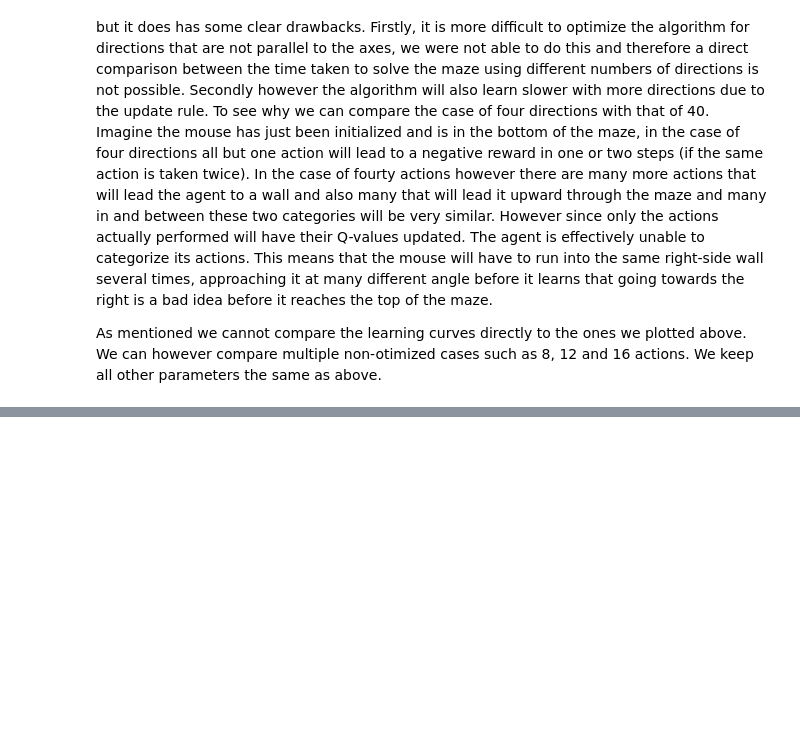
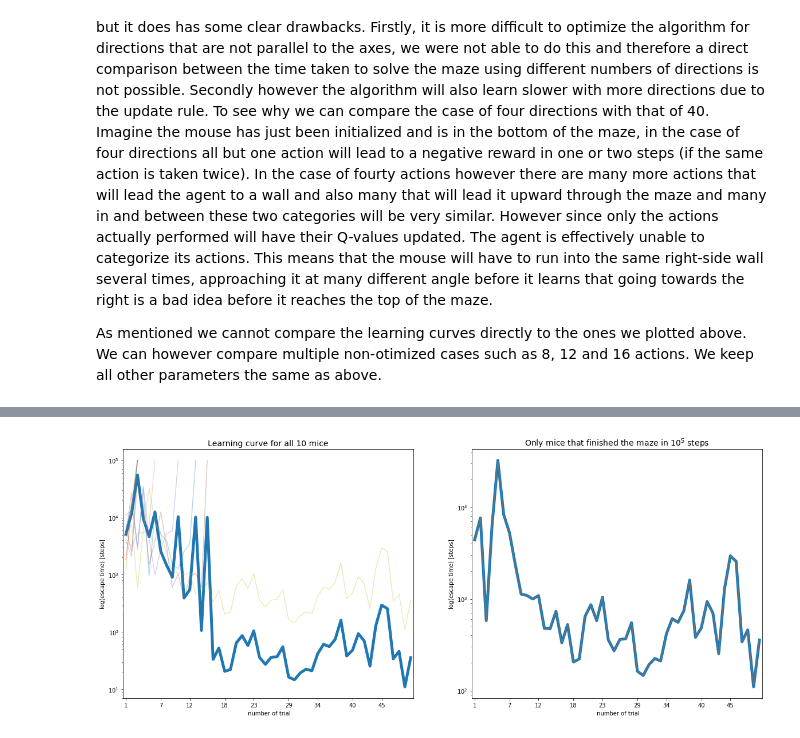
Before and after one commit to imLew/MHBF-project, a Jupyter notebook: RL-miniproject-report.ipynb, the cells around one changed output, grey strips where cells are left out. Saved outputs shown, nothing was run; the diff lists cells and outputs as text; code cells hidden in the pictures; blank space fills up the shorter version.

```diff
--- a/RL-miniproject-report.ipynb
+++ b/RL-miniproject-report.ipynb
@@ -166,0 +225,3 @@ plot_cumulative_rewards(cumulativeReward, aborts)
+# %%
+cumulativeReward_16, latencies_16, aborts_16 = simulation(Agent, nTrials = 50, nAgents = 10, nActions = 16, maxIter=1e5,
+                      eps0 = .99,  decayRate = .95, gamma = .95, eta = 0.001, verbose = 1);
@@ -166,0 +239,4 @@ plot_cumulative_rewards(cumulativeReward, aborts)
+# %%
+plot_learning_curve(latencies_16, aborts_16)
+# %% [output]
+[figure, added]
```
Also changed, not shown: parts of 24 cells of this notebook.
